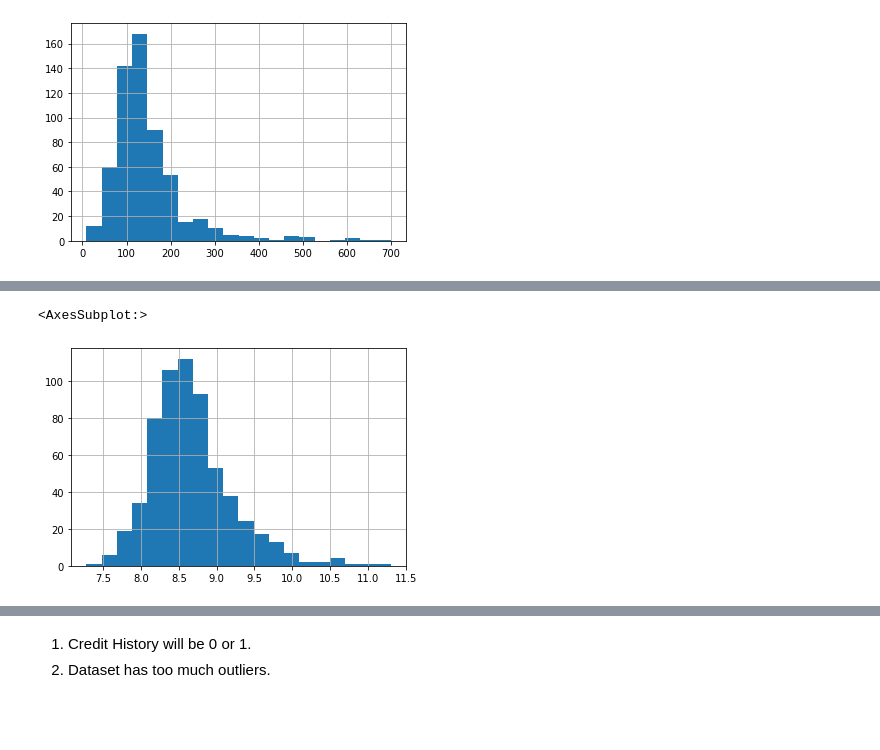
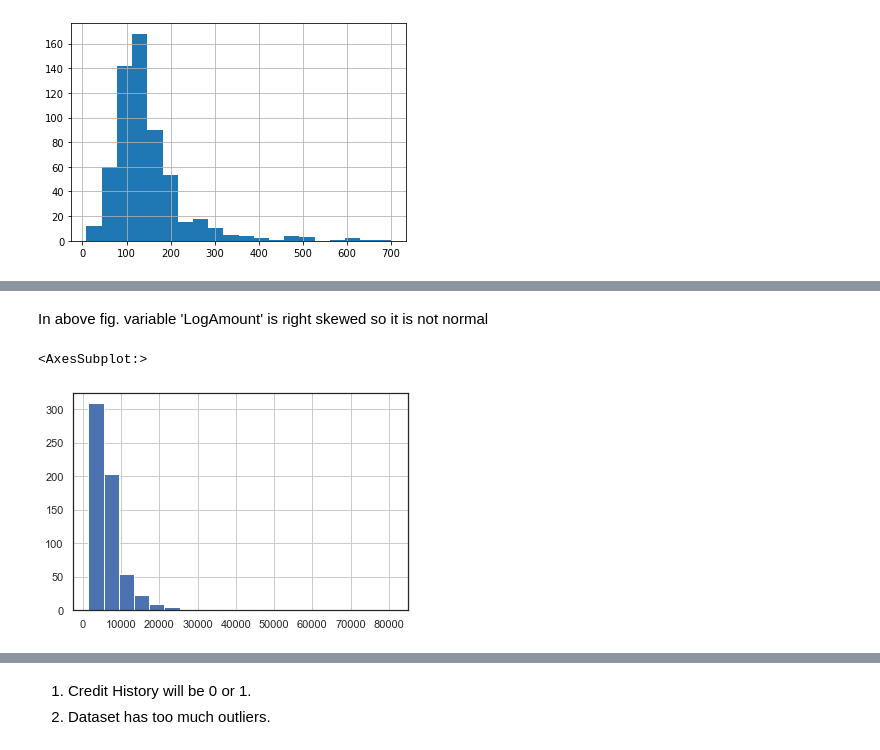
Before and after one commit to shirudeneha7/EDA-PROJECT, a Jupyter notebook: Data Analysis of Loan Eligibility Prediction.ipynb, the cells around one changed output, grey strips where cells are left out. Drawn from its saved outputs; the diff is of its cells as text; code cells hidden in the pictures; blank space fills up the shorter version.

```diff
--- a/Data Analysis of Loan Eligibility Prediction.ipynb
+++ b/Data Analysis of Loan Eligibility Prediction.ipynb
@@ -197,6 +177,0 @@ df['LoanAmount'].fillna(df['LoanAmount'].mode()[0],inplace=True)
-# %%
-df['Loan_Amount_Term'].fillna(df['Loan_Amount_Term'].mode()[0],inplace=True)
-# %%
-df['Credit_History'].fillna(df['Credit_History'].mode()[0],inplace=True)
-# %%
-df.LoanAmount_log = df.LoanAmount_log.fillna(df.LoanAmount_log.mean())
@@ -221,9 +178,10 @@ dtype: int64
+# %% [markdown]
+In above fig. variable 'LogAmount' is right skewed so it is not normal
 # %%
 df['TotalIncome']=df['ApplicantIncome'] + df['CoapplicantIncome']
-df['TotalIncome_log']=np.log(df['TotalIncome'])
 # %%
-df['TotalIncome_log'].hist(bins=20)
+df['TotalIncome'].hist(bins=20)
 # %% [output]
 <AxesSubplot:>
-[figure, old version]
+[figure, new version]
 # %%
```
Also changed, not shown: parts of 26 cells of this notebook, 1 other file.
